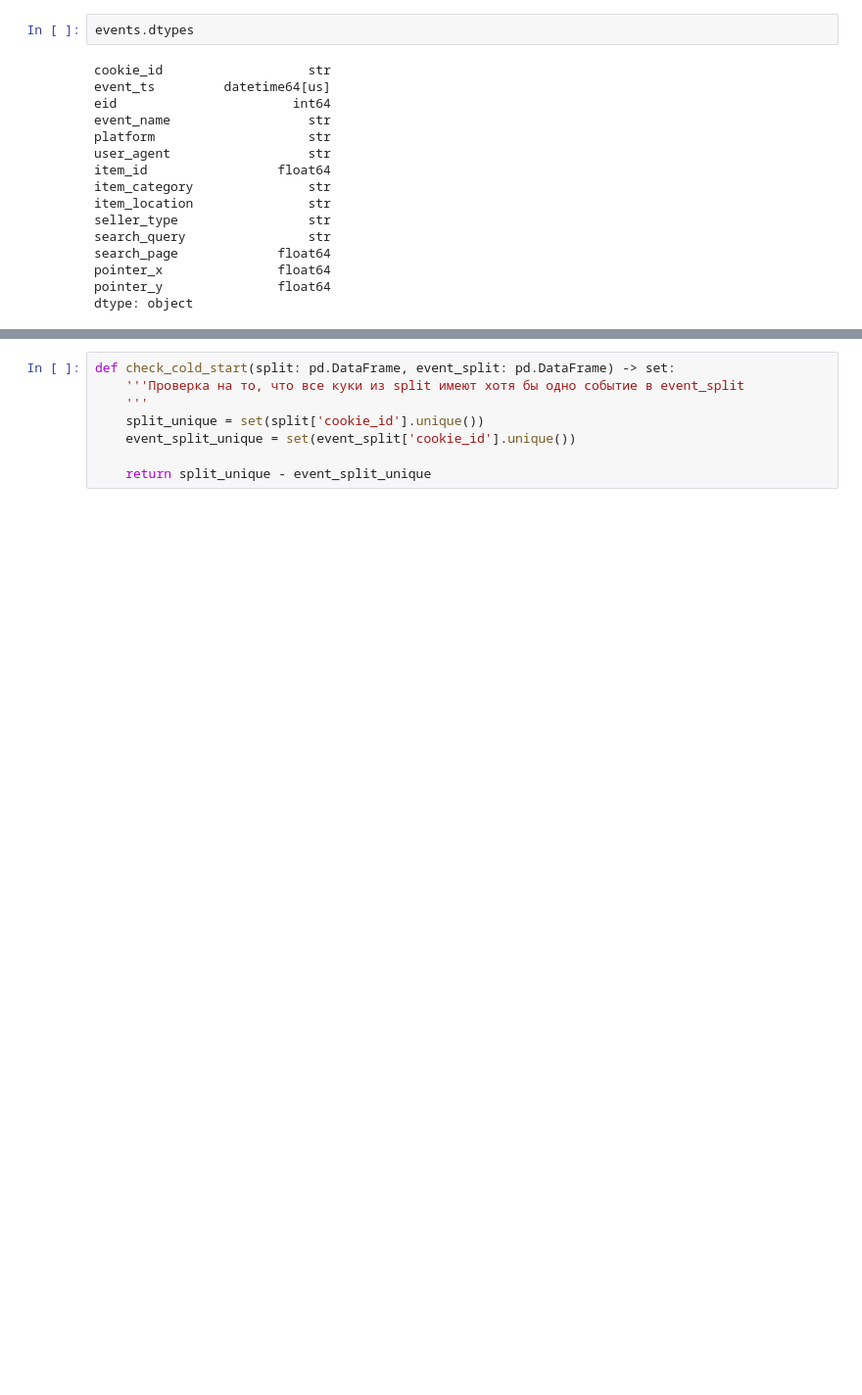
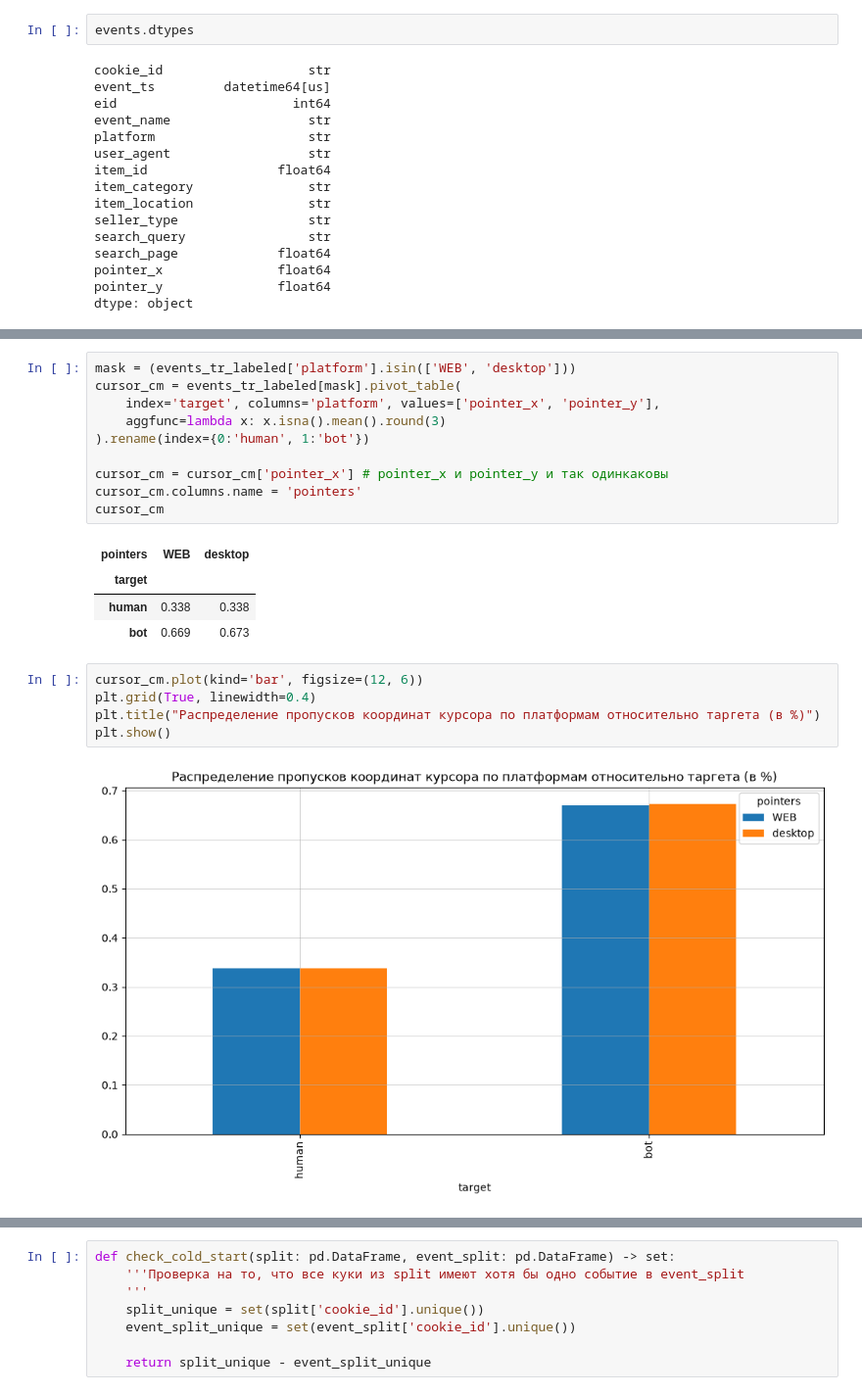
Before and after one commit to FedorProgrammer/ds-bootcamp-contest, a Jupyter notebook: cookies-bot-detector.ipynb, the cells around one changed output, grey strips where cells are left out. Shown at 98% size. Drawn from its saved outputs; the diff is of its cells as text; blank space fills up the shorter version.

```diff
--- a/cookies-bot-detector.ipynb
+++ b/cookies-bot-detector.ipynb
@@ -190,0 +376,22 @@ events_tr.shape, events_te.shape
+# %%
+mask = (events_tr_labeled['platform'].isin(['WEB', 'desktop']))
+cursor_cm = events_tr_labeled[mask].pivot_table(
+    index='target', columns='platform', values=['pointer_x', 'pointer_y'],
+    aggfunc=lambda x: x.isna().mean().round(3)
+).rename(index={0:'human', 1:'bot'})
+
+cursor_cm = cursor_cm['pointer_x'] # pointer_x и pointer_y и так одинкаковы
+cursor_cm.columns.name = 'pointers'
+cursor_cm
+# %% [output]
+| pointers | WEB | desktop |
+| target |  |  |
+| human | 0.338 | 0.338 |
+| bot | 0.669 | 0.673 |
+# %%
+cursor_cm.plot(kind='bar', figsize=(12, 6))
+plt.grid(True, linewidth=0.4)
+plt.title("Распределение пропусков координат курсора по платформам относительно таргета (в %)")
+plt.show()
+# %% [output]
+[figure, added]
```
Also changed, not shown: parts of 83 cells of this notebook.
